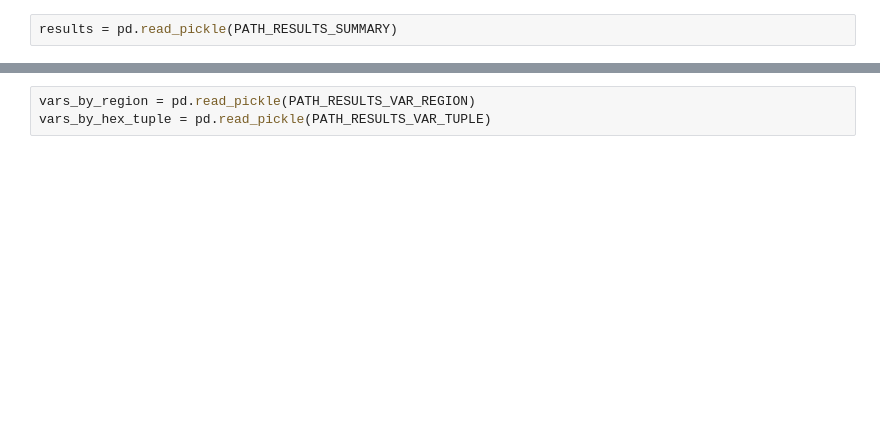
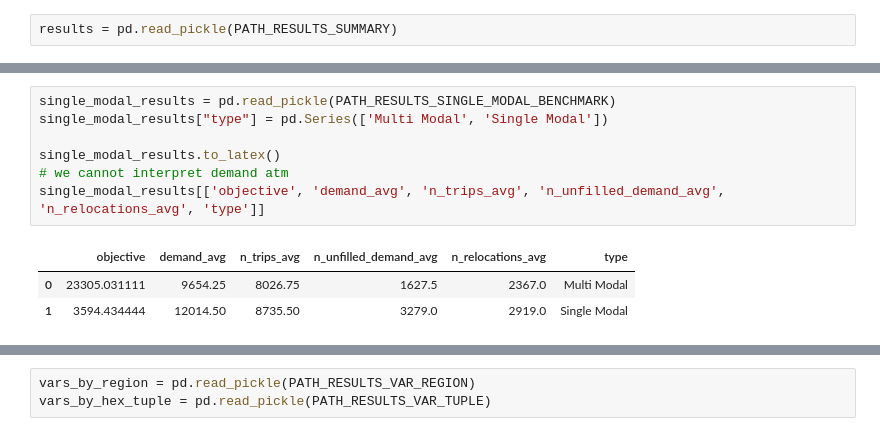
Before and after one commit to mogottsch/vehicle-reposition-2, a Jupyter notebook: src/notebooks/4_results.ipynb, the cells around one changed output, grey strips where cells are left out. Drawn from its saved outputs; the diff is of its cells as text; blank space fills up the shorter version.

```diff
--- a/src/notebooks/4_results.ipynb
+++ b/src/notebooks/4_results.ipynb
@@ -47,3 +99,14 @@ plt.show()
+# %%
+single_modal_results = pd.read_pickle(PATH_RESULTS_SINGLE_MODAL_BENCHMARK)
+single_modal_results["type"] = pd.Series(['Multi Modal', 'Single Modal'])
+
+single_modal_results.to_latex()
+# we cannot interpret demand atm
+single_modal_results[['objective', 'demand_avg', 'n_trips_avg', 'n_unfilled_demand_avg', 'n_relocations_avg', 'type']]
+# %% [output]
+|  | objective | demand_avg | n_trips_avg | n_unfilled_demand_avg | n_relocations_avg | type |
+| 0 | 23305.031111 | 9654.25 | 8026.75 | 1627.5 | 2367.0 | Multi Modal |
+| 1 | 3594.434444 | 12014.50 | 8735.50 | 3279.0 | 2919.0 | Single Modal |
 # %%
 fig, ax = plt.subplots(figsize=(10, 5), dpi=100)
 
```
Also changed, not shown: parts of 10 cells of this notebook, 4 other files.
